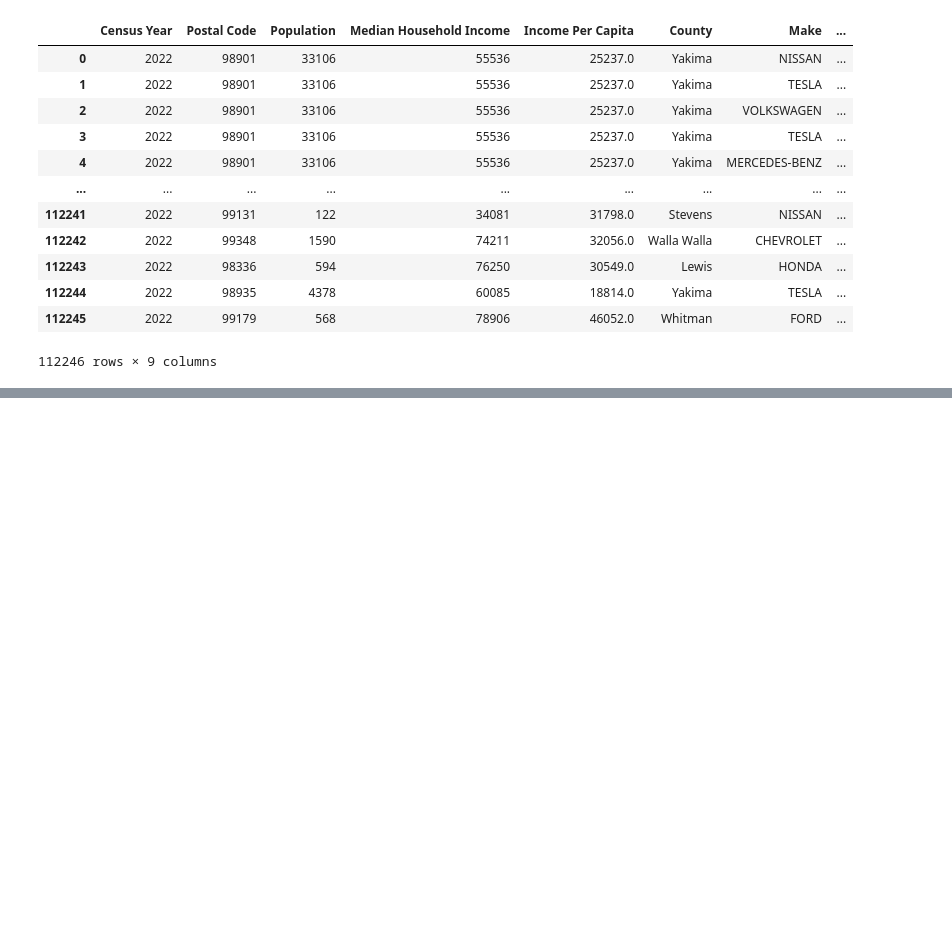
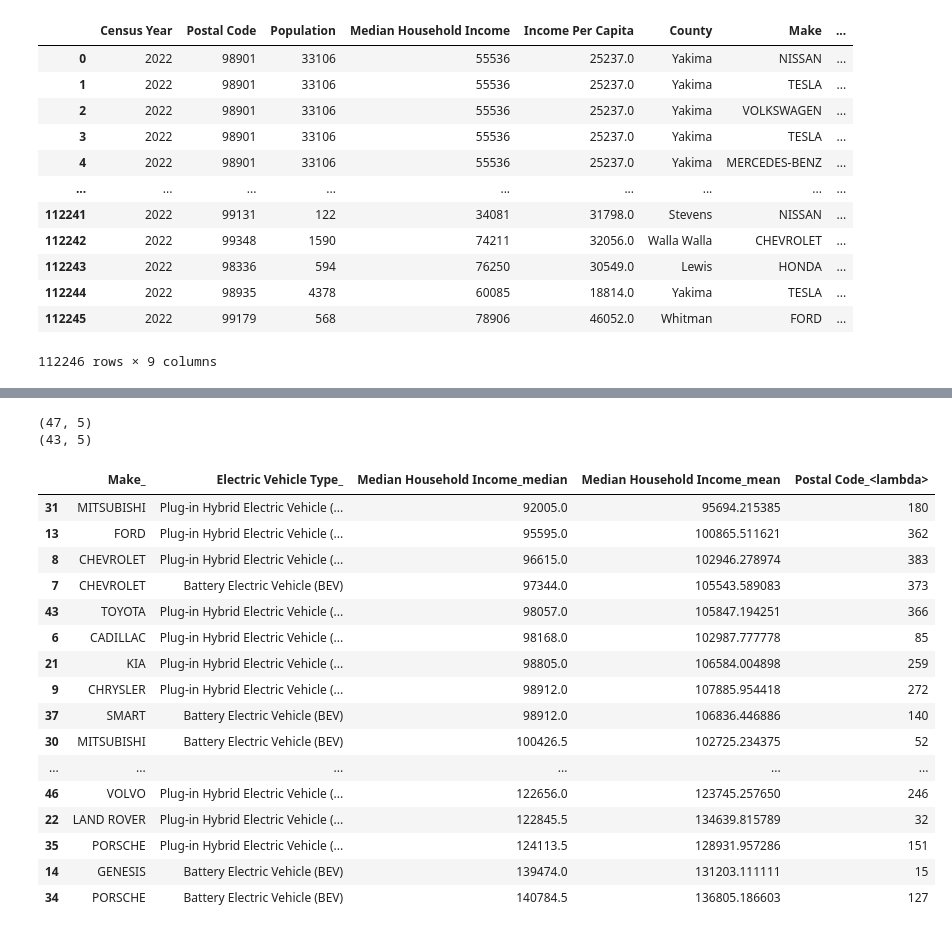
Before and after one commit to caelwillis/group-4-proj-1, a Jupyter notebook: Census-vs-EV-ownership.ipynb, the cells around one changed output, grey strips where cells are left out. Saved outputs shown, nothing was run; the diff lists cells and outputs as text; code cells hidden in the pictures; blank space fills up the shorter version.

```diff
--- a/Census-vs-EV-ownership.ipynb
+++ b/Census-vs-EV-ownership.ipynb
@@ -160,0 +129,29 @@ ConversionError: Failed to convert value(s) to axis units: ['AUDI', 'AZURE DYNAM
+# %%
+clean_ev_cen = ev_cen.groupby(['Make','Electric Vehicle Type']).agg({'Median Household Income':['median','mean'],
+                           'Postal Code':lambda x: x.nunique()}).reset_index()
+clean_ev_cen.columns = clean_ev_cen.columns.map('_'.join)
+print(clean_ev_cen.shape)
+clean_ev_cen_filtered = clean_ev_cen[clean_ev_cen['Postal Code_<lambda>']>10]
+#                                      np.nanquantile(clean_ev_cen['Postal Code_<lambda>'],0.025)]
+print(clean_ev_cen_filtered.shape)
+clean_ev_cen_filtered.sort_values('Median Household Income_median')
+# %% [output]
+(47, 5)
+(43, 5)
+|  | Make_ | Electric Vehicle Type_ | Median Household Income_median | Median Household Income_mean | Postal Code_<lambda> |
+| 31 | MITSUBISHI | Plug-in Hybrid Electric Vehicle (... | 92005.0 | 95694.215385 | 180 |
+| 13 | FORD | Plug-in Hybrid Electric Vehicle (... | 95595.0 | 100865.511621 | 362 |
+| 8 | CHEVROLET | Plug-in Hybrid Electric Vehicle (... | 96615.0 | 102946.278974 | 383 |
+| 7 | CHEVROLET | Battery Electric Vehicle (BEV) | 97344.0 | 105543.589083 | 373 |
+| 43 | TOYOTA | Plug-in Hybrid Electric Vehicle (... | 98057.0 | 105847.194251 | 366 |
+| 6 | CADILLAC | Plug-in Hybrid Electric Vehicle (... | 98168.0 | 102987.777778 | 85 |
+| 21 | KIA | Plug-in Hybrid Electric Vehicle (... | 98805.0 | 106584.004898 | 259 |
+| 9 | CHRYSLER | Plug-in Hybrid Electric Vehicle (... | 98912.0 | 107885.954418 | 272 |
+| 37 | SMART | Battery Electric Vehicle (BEV) | 98912.0 | 106836.446886 | 140 |
+| 30 | MITSUBISHI | Battery Electric Vehicle (BEV) | 100426.5 | 102725.234375 | 52 |
+| ... | ... | ... | ... | ... | ... |
+| 46 | VOLVO | Plug-in Hybrid Electric Vehicle (... | 122656.0 | 123745.257650 | 246 |
+| 22 | LAND ROVER | Plug-in Hybrid Electric Vehicle (... | 122845.5 | 134639.815789 | 32 |
+| 35 | PORSCHE | Plug-in Hybrid Electric Vehicle (... | 124113.5 | 128931.957286 | 151 |
+| 14 | GENESIS | Battery Electric Vehicle (BEV) | 139474.0 | 131203.111111 | 15 |
+| 34 | PORSCHE | Battery Electric Vehicle (BEV) | 140784.5 | 136805.186603 | 127 |
```
Also changed, not shown: parts of 17 cells of this notebook.
